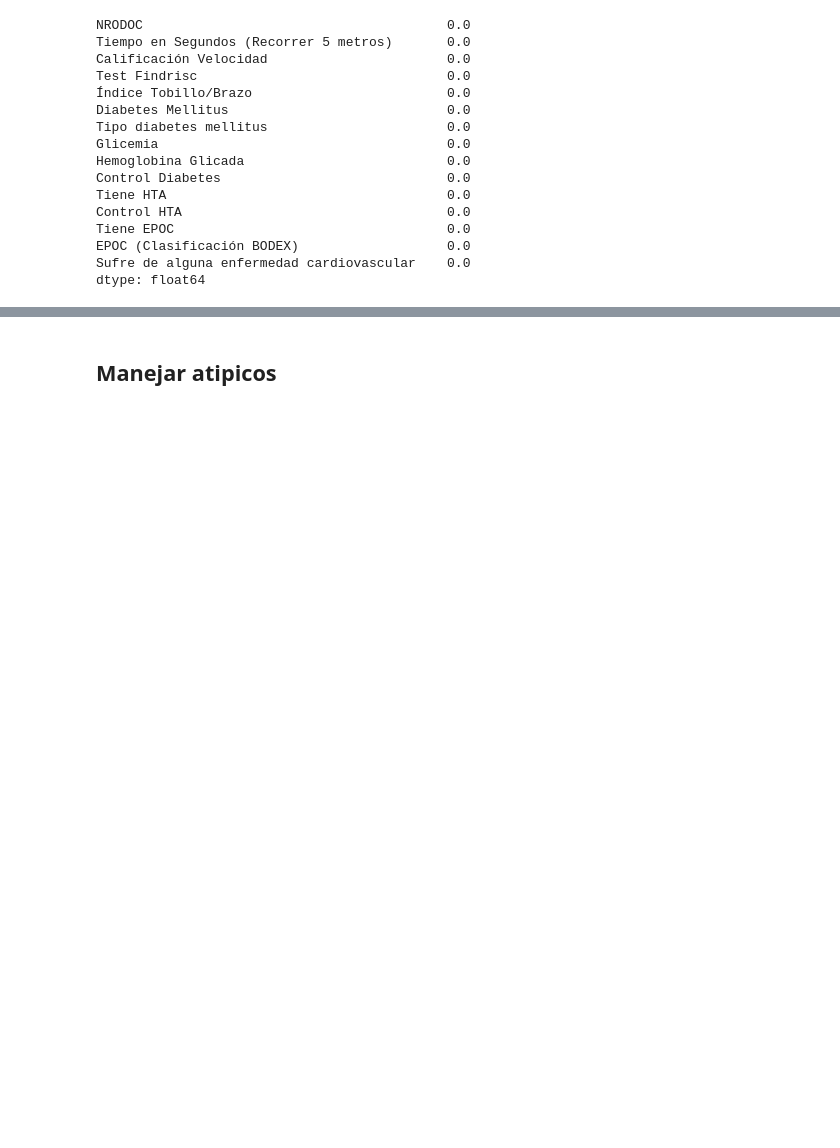
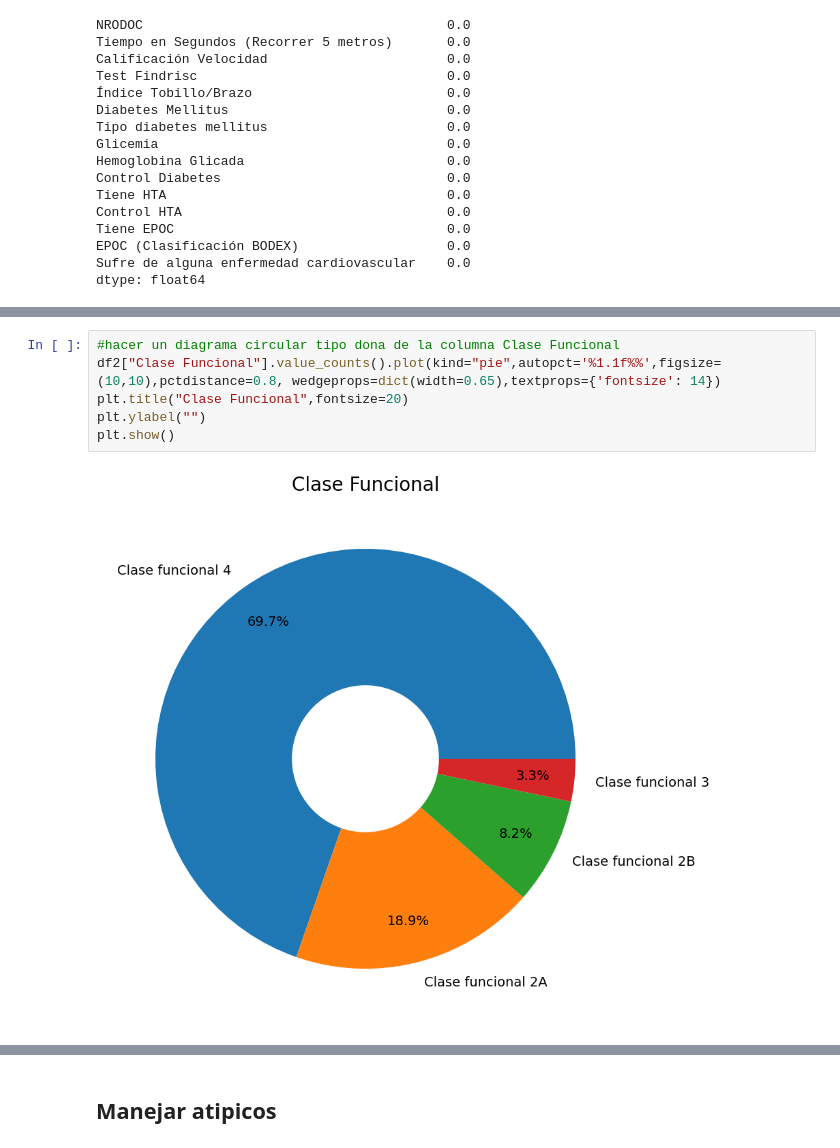
Before and after one commit to andresquinttero/Salud_Grupo4, a Jupyter notebook: analisis.ipynb, the cells around one changed output, grey strips where cells are left out. Cells and saved outputs as stored; diff of their text form; blank space fills up the shorter version.

```diff
--- a/analisis.ipynb
+++ b/analisis.ipynb
@@ -310,0 +317,8 @@ dtype: float64
+# %%
+#hacer un diagrama circular tipo dona de la columna Clase Funcional
+df2["Clase Funcional"].value_counts().plot(kind="pie",autopct='%1.1f%%',figsize=(10,10),pctdistance=0.8, wedgeprops=dict(width=0.65),textprops={'fontsize': 14})
+plt.title("Clase Funcional",fontsize=20)
+plt.ylabel("")
+plt.show()
+# %% [output]
+[figure, added]
```
Also changed, not shown: parts of 70 cells of this notebook.
